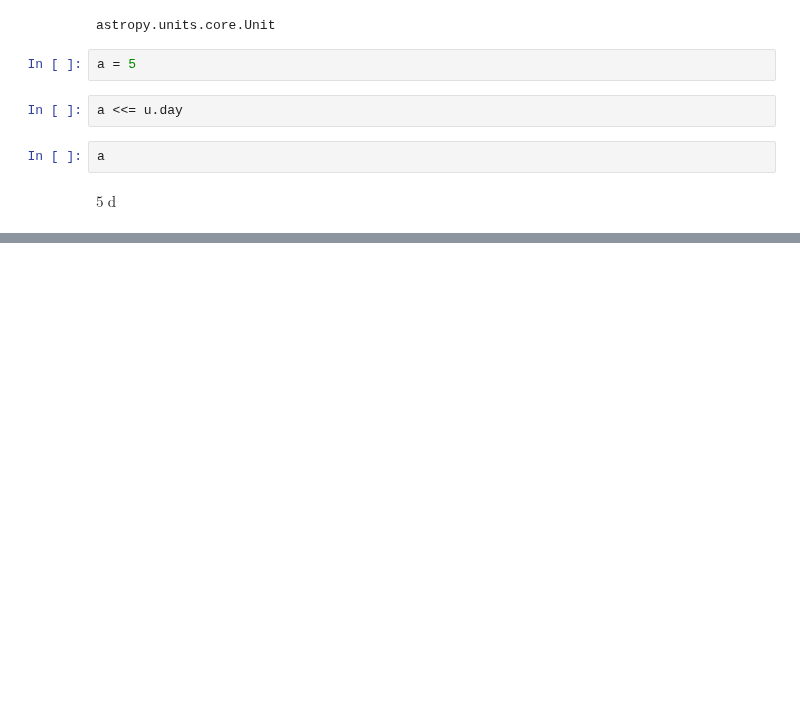
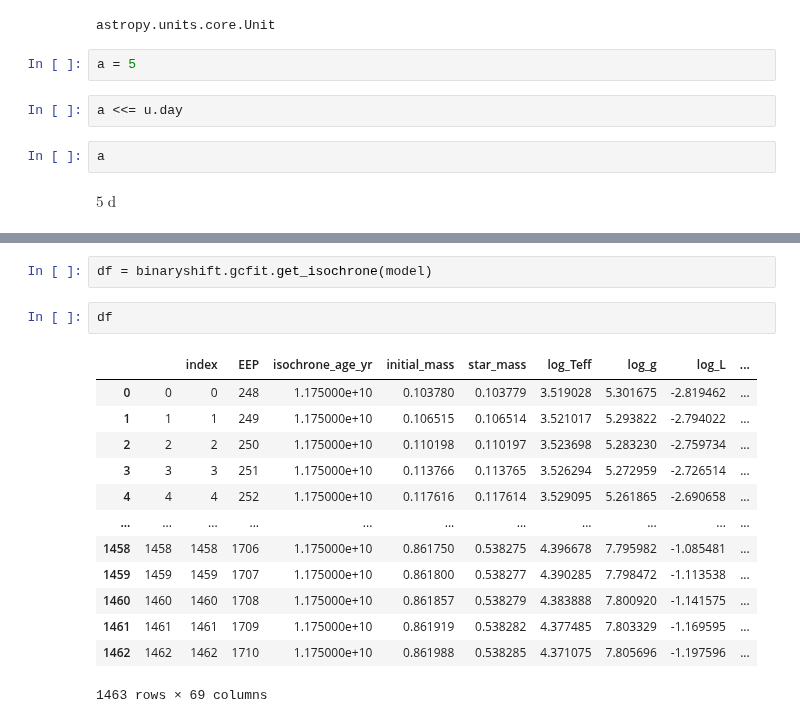
Before and after one commit to pjs902/honours-thesis, a Jupyter notebook: notebooks/rescale-gcfit.ipynb, the cells around one changed output, grey strips where cells are left out. Drawn from its saved outputs; the diff is of its cells as text; blank space fills up the shorter version.

```diff
--- a/notebooks/rescale-gcfit.ipynb
+++ b/notebooks/rescale-gcfit.ipynb
@@ -110,0 +121,18 @@ $5 \; \mathrm{d}$
+# %%
+df = binaryshift.gcfit.get_isochrone(model)
+# %%
+df
+# %% [output]
+|  |  | index | EEP | isochrone_age_yr | initial_mass | star_mass | log_Teff | log_g | log_L | ... |
+| 0 | 0 | 0 | 248 | 1.175000e+10 | 0.103780 | 0.103779 | 3.519028 | 5.301675 | -2.819462 | ... |
+| 1 | 1 | 1 | 249 | 1.175000e+10 | 0.106515 | 0.106514 | 3.521017 | 5.293822 | -2.794022 | ... |
+| 2 | 2 | 2 | 250 | 1.175000e+10 | 0.110198 | 0.110197 | 3.523698 | 5.283230 | -2.759734 | ... |
+| 3 | 3 | 3 | 251 | 1.175000e+10 | 0.113766 | 0.113765 | 3.526294 | 5.272959 | -2.726514 | ... |
+| 4 | 4 | 4 | 252 | 1.175000e+10 | 0.117616 | 0.117614 | 3.529095 | 5.261865 | -2.690658 | ... |
+| ... | ... | ... | ... | ... | ... | ... | ... | ... | ... | ... |
+| 1458 | 1458 | 1458 | 1706 | 1.175000e+10 | 0.861750 | 0.538275 | 4.396678 | 7.795982 | -1.085481 | ... |
+| 1459 | 1459 | 1459 | 1707 | 1.175000e+10 | 0.861800 | 0.538277 | 4.390285 | 7.798472 | -1.113538 | ... |
+| 1460 | 1460 | 1460 | 1708 | 1.175000e+10 | 0.861857 | 0.538279 | 4.383888 | 7.800920 | -1.141575 | ... |
+| 1461 | 1461 | 1461 | 1709 | 1.175000e+10 | 0.861919 | 0.538282 | 4.377485 | 7.803329 | -1.169595 | ... |
+| 1462 | 1462 | 1462 | 1710 | 1.175000e+10 | 0.861988 | 0.538285 | 4.371075 | 7.805696 | -1.197596 | ... |
+1463 rows × 69 columns
```
Also changed, not shown: parts of 4 cells of this notebook, 1 other file.
